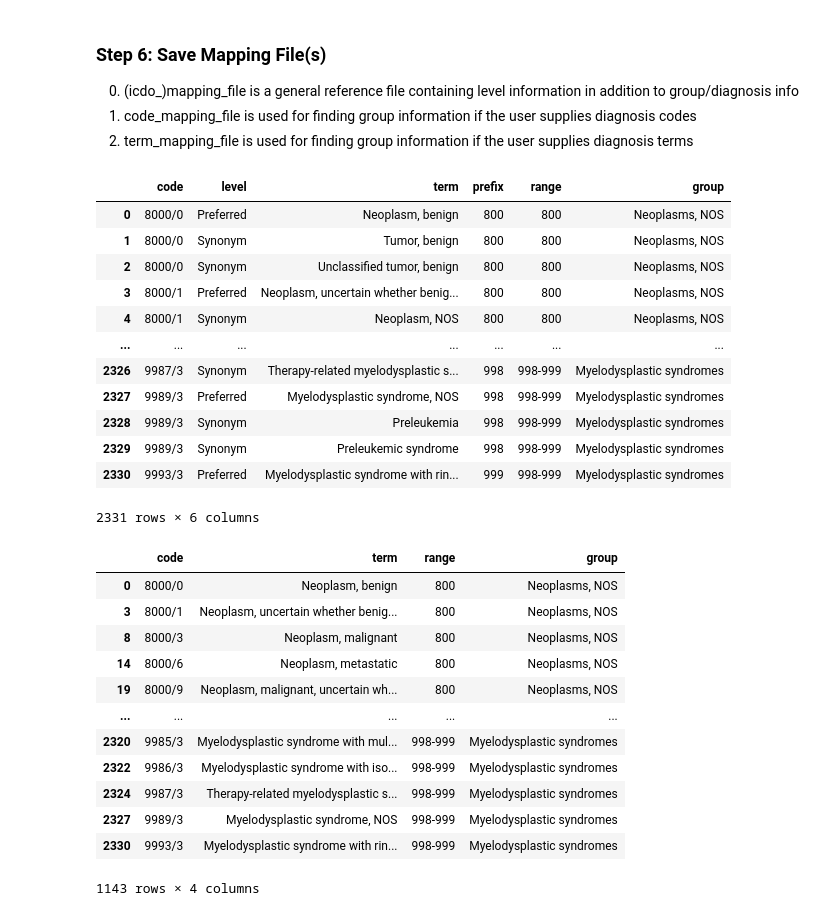
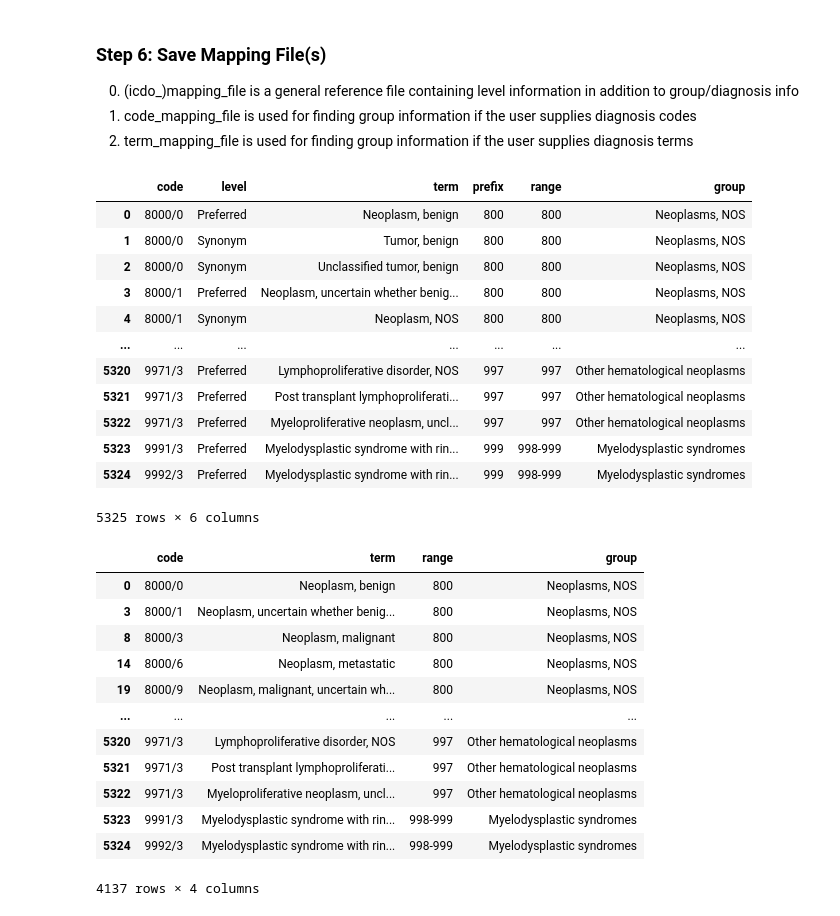
Before and after one commit to Chloe-Thangavelu/ICDO_Diagnosis_Mapper, a Jupyter notebook: notebooks/01_explore_and_build_mapping.ipynb, the cells around one changed output. Drawn from its saved outputs; the diff is of its cells as text; code cells hidden in the pictures.

Commit message:
fix: update mapping_file with missing ICDO codes and metadata
Updating mapping files to include missing codes

```diff
--- a/notebooks/01_explore_and_build_mapping.ipynb
+++ b/notebooks/01_explore_and_build_mapping.ipynb
@@ -283,8 +283,8 @@ updated_mapping
 1. code_mapping_file is used for finding group information if the user supplies diagnosis codes
 2. term_mapping_file is used for finding group information if the user supplies diagnosis terms
 # %%
-mapping_file.to_csv('../data/icdo_mapping_file.tsv', sep='\t', index=False)
-mapping_file
+updated_mapping.to_csv('../data/icdo_mapping_file.tsv', sep='\t', index=False)
+updated_mapping
 # %% [output]
 |  | code | level | term | prefix | range | group |
 | 0 | 8000/0 | Preferred | Neoplasm, benign | 800 | 800 | Neoplasms, NOS |
@@ -293,33 +293,33 @@ mapping_file
 | 3 | 8000/1 | Preferred | Neoplasm, uncertain whether benig... | 800 | 800 | Neoplasms, NOS |
 | 4 | 8000/1 | Synonym | Neoplasm, NOS | 800 | 800 | Neoplasms, NOS |
 | ... | ... | ... | ... | ... | ... | ... |
-| 2326 | 9987/3 | Synonym | Therapy-related myelodysplastic s... | 998 | 998-999 | Myelodysplastic syndromes |
-| 2327 | 9989/3 | Preferred | Myelodysplastic syndrome, NOS | 998 | 998-999 | Myelodysplastic syndromes |
-| 2328 | 9989/3 | Synonym | Preleukemia | 998 | 998-999 | Myelodysplastic syndromes |
-| 2329 | 9989/3 | Synonym | Preleukemic syndrome | 998 | 998-999 | Myelodysplastic syndromes |
-| 2330 | 9993/3 | Preferred | Myelodysplastic syndrome with rin... | 999 | 998-999 | Myelodysplastic syndromes |
+| 5320 | 9971/3 | Preferred | Lymphoproliferative disorder, NOS | 997 | 997 | Other hematological neoplasms |
+| 5321 | 9971/3 | Preferred | Post transplant lymphoproliferati... | 997 | 997 | Other hematological neoplasms |
+| 5322 | 9971/3 | Preferred | Myeloproliferative neoplasm, uncl... | 997 | 997 | Other hematological neoplasms |
+| 5323 | 9991/3 | Preferred | Myelodysplastic syndrome with rin... | 999 | 998-999 | Myelodysplastic syndromes |
+| 5324 | 9992/3 | Preferred | Myelodysplastic syndrome with rin... | 999 | 998-999 | Myelodysplastic syndromes |
-2331 rows × 6 columns
+5325 rows × 6 columns
 # %%
 # filter out synonyms
-code_mapping_file = mapping_file[mapping_file['level'] == 'Preferred']
+code_mapping_file = updated_mapping[updated_mapping['level'] == 'Preferred']
 code_mapping_file = code_mapping_file.drop(columns=['level','prefix'])
 
 # save mapping file for codes
 code_mapping_file.to_csv('../data/code_mapping_file.tsv', sep='\t', index=False)
 code_mapping_file
 # %% [output]
 |  | code | term | range | group |
 | 0 | 8000/0 | Neoplasm, benign | 800 | Neoplasms, NOS |
 | 3 | 8000/1 | Neoplasm, uncertain whether benig... | 800 | Neoplasms, NOS |
 | 8 | 8000/3 | Neoplasm, malignant | 800 | Neoplasms, NOS |
 | 14 | 8000/6 | Neoplasm, metastatic | 800 | Neoplasms, NOS |
 | 19 | 8000/9 | Neoplasm, malignant, uncertain wh... | 800 | Neoplasms, NOS |
 | ... | ... | ... | ... | ... |
-| 2320 | 9985/3 | Myelodysplastic syndrome with mul... | 998-999 | Myelodysplastic syndromes |
-| 2322 | 9986/3 | Myelodysplastic syndrome with iso... | 998-999 | Myelodysplastic syndromes |
-| 2324 | 9987/3 | Therapy-related myelodysplastic s... | 998-999 | Myelodysplastic syndromes |
-| 2327 | 9989/3 | Myelodysplastic syndrome, NOS | 998-999 | Myelodysplastic syndromes |
-| 2330 | 9993/3 | Myelodysplastic syndrome with rin... | 998-999 | Myelodysplastic syndromes |
+| 5320 | 9971/3 | Lymphoproliferative disorder, NOS | 997 | Other hematological neoplasms |
+| 5321 | 9971/3 | Post transplant lymphoproliferati... | 997 | Other hematological neoplasms |
+| 5322 | 9971/3 | Myeloproliferative neoplasm, uncl... | 997 | Other hematological neoplasms |
+| 5323 | 9991/3 | Myelodysplastic syndrome with rin... | 998-999 | Myelodysplastic syndromes |
+| 5324 | 9992/3 | Myelodysplastic syndrome with rin... | 998-999 | Myelodysplastic syndromes |
-1143 rows × 4 columns
+4137 rows × 4 columns
 # %%
 # save mapping file for terms
```
Also changed, not shown: parts of 3 cells of this notebook, 3 other files.
